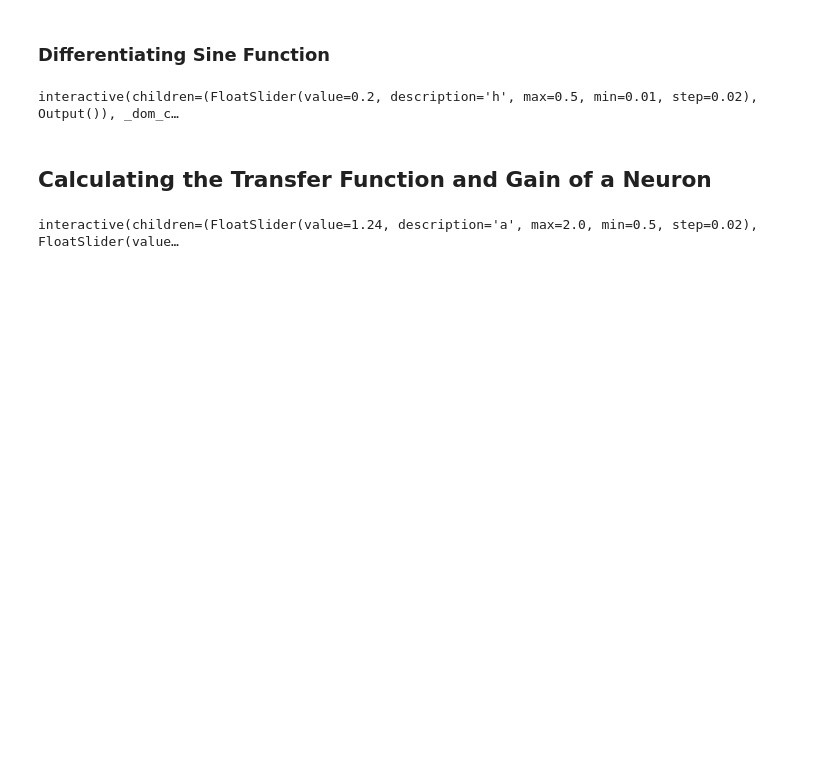
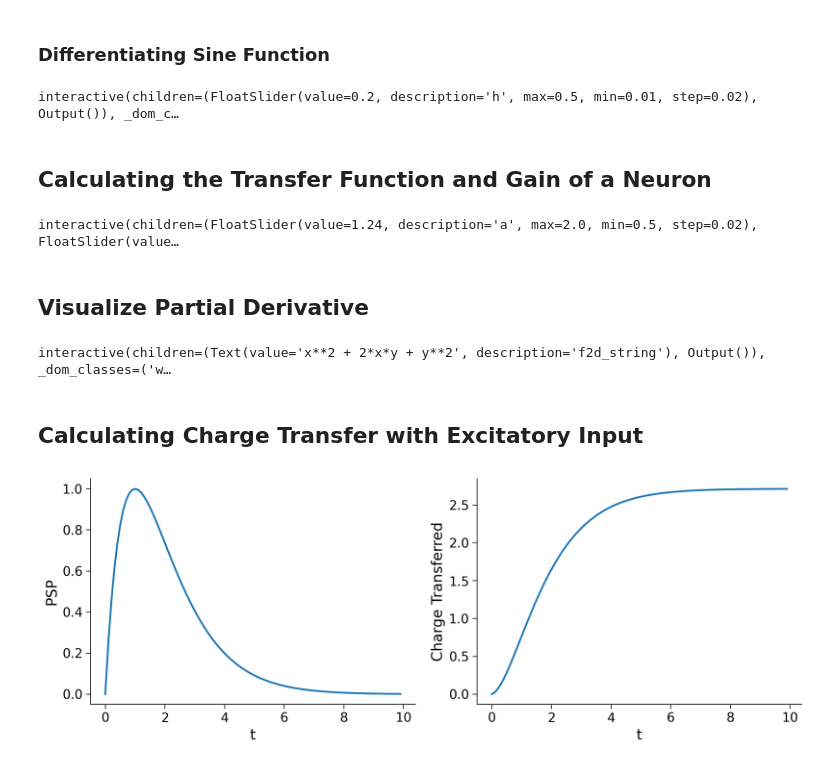
Before and after one commit to vijaynyaya/compneuro, a Jupyter notebook: notebooks/calculus_1.ipynb, the cells around one changed output. Drawn from its saved outputs; the diff is of its cells as text; code cells hidden in the pictures; blank space fills up the shorter version.

```diff
--- a/notebooks/calculus_1.ipynb
+++ b/notebooks/calculus_1.ipynb
@@ -317,3 +317,50 @@ def plot_rate_and_gain(a, theta, I_mean):
 _ = widgets.interact(plot_rate_and_gain, a = (0.5, 2.0, .02), theta=(1.2,4.0,0.1), I_mean= (0.5,8.0,0.1))
 # %% [output]
 interactive(children=(FloatSlider(value=1.24, description='a', max=2.0, min=0.5, step=0.02), FloatSlider(value…
+# %% [markdown]
+## Visualize Partial Derivative
+# %%
+@interact(f2d_string = 'x**2 + 2*x*y + y**2')
+def plot_partial_derivs(f2d_string):
+  f, x, y = sp.symbols('f, x, y')
+
+  f2d = eval(f2d_string)
+  f2d_dx = sp.diff(f2d,x)
+  f2d_dy = sp.diff(f2d,y)
+
+  print('Partial derivative of ', f2d, 'with respect to x is', f2d_dx)
+  print('Partial derivative of ', f2d, 'with respect to y is', f2d_dy)
+
+  p1 = sp.plotting.plot3d(f2d, (x, -5, 5), (y, -5, 5),show=True,xlabel='x', ylabel='y', zlabel='f(x,y)',title='Our function')
+
+  p2 = sp.plotting.plot3d(f2d_dx, (x, -5, 5), (y, -5, 5),show=True,xlabel='x', ylabel='y', zlabel='df(x,y)/dx',title='Derivative w.r.t. x')
+
+  p3 = sp.plotting.plot3d(f2d_dy, (x, -5, 5), (y, -5, 5),show=True,xlabel='x', ylabel='y', zlabel='df(x,y)/dy',title='Derivative w.r.t. y')
+# %% [output]
+interactive(children=(Text(value='x**2 + 2*x*y + y**2', description='f2d_string'), Output()), _dom_classes=('w…
+# %% [markdown]
+## Calculating Charge Transfer with Excitatory Input
+# %%
+
+# Set up parameters
+J = 1
+tau_s = 1
+t_sp = 1
+dt = .1
+t = np.arange(0, 10, dt)
+
+# Code PSP formula
+PSP = J * t * np.exp(-(t - t_sp)/tau_s)
+
+# Compute numerical integral
+# We already have PSP at every time step (height of rectangles). We need to
+#.  multiply by width of rectangles (dt) to get areas
+rectangle_areas = dt * PSP
+
+# Cumulatively sum rectangles (hint: use np.cumsum)
+numerical_integral = np.cumsum(rectangle_areas)
+
+# Visualize
+plot_charge_transfer(t, PSP, numerical_integral)
+# %% [output]
+[figure, added]
```
